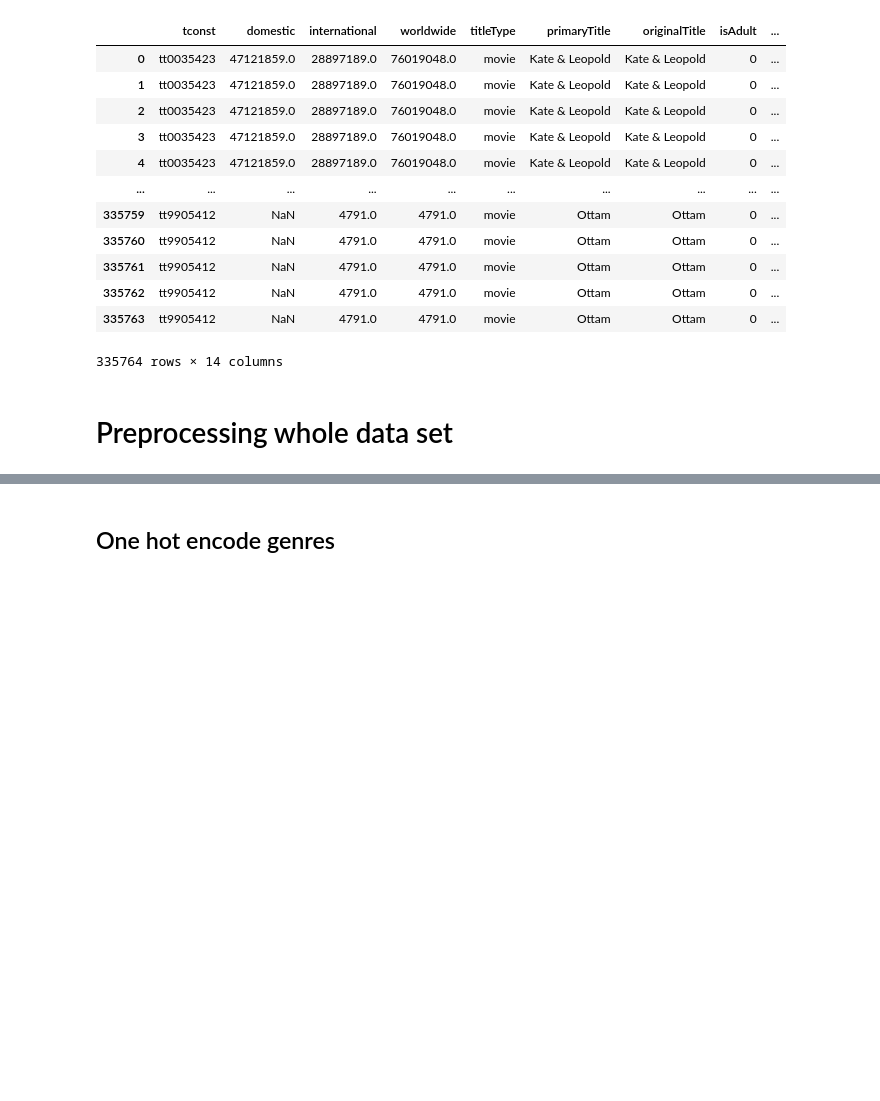
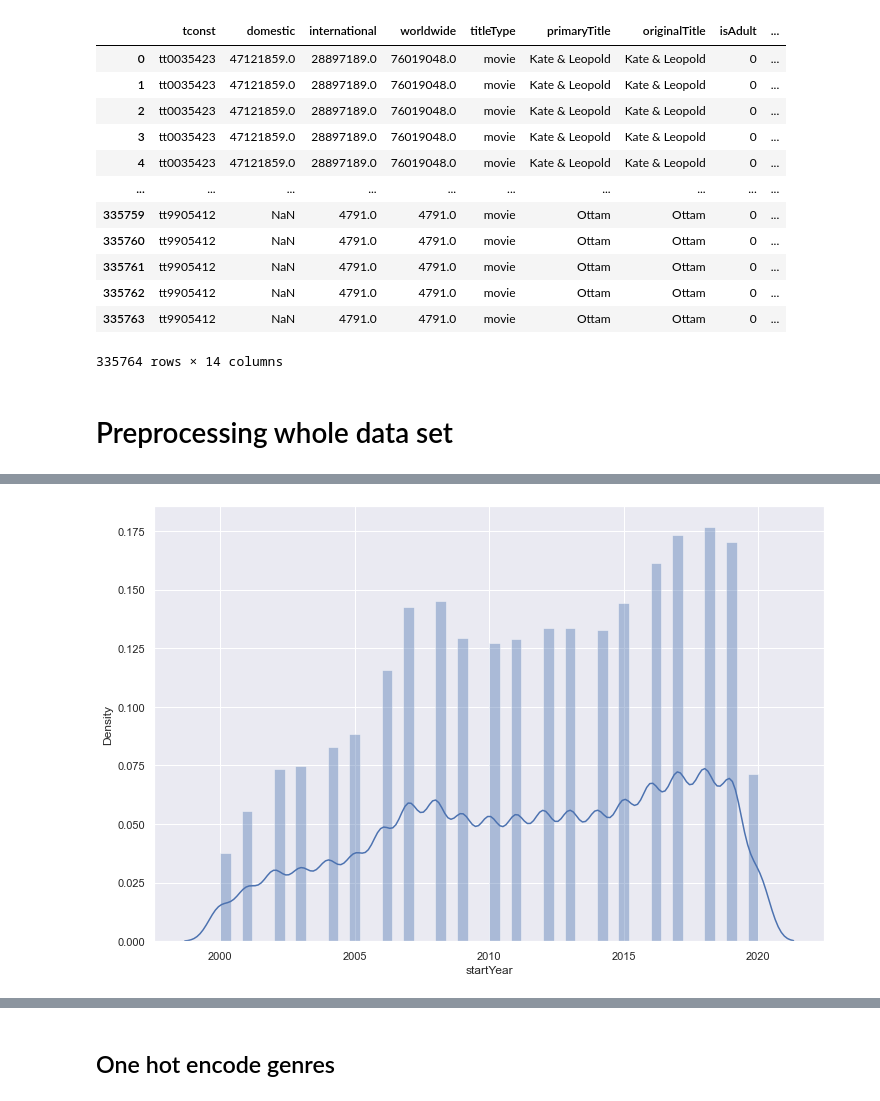
Before and after one commit to moerfii/BigDataAnalytics, a Jupyter notebook: BigDataAnalytics.ipynb, the cells around one changed output, grey strips where cells are left out. Saved outputs shown, nothing was run; the diff lists cells and outputs as text; code cells hidden in the pictures; blank space fills up the shorter version.

```diff
--- a/BigDataAnalytics.ipynb
+++ b/BigDataAnalytics.ipynb
@@ -242,0 +357,6 @@ df
+# %%
+plt.figure(figsize=(12,8))
+sns.distplot(boxoffice_df['startYear'])
+plt.show()
+# %% [output]
+[figure, added]
```
Also changed, not shown: parts of 16 cells of this notebook.
